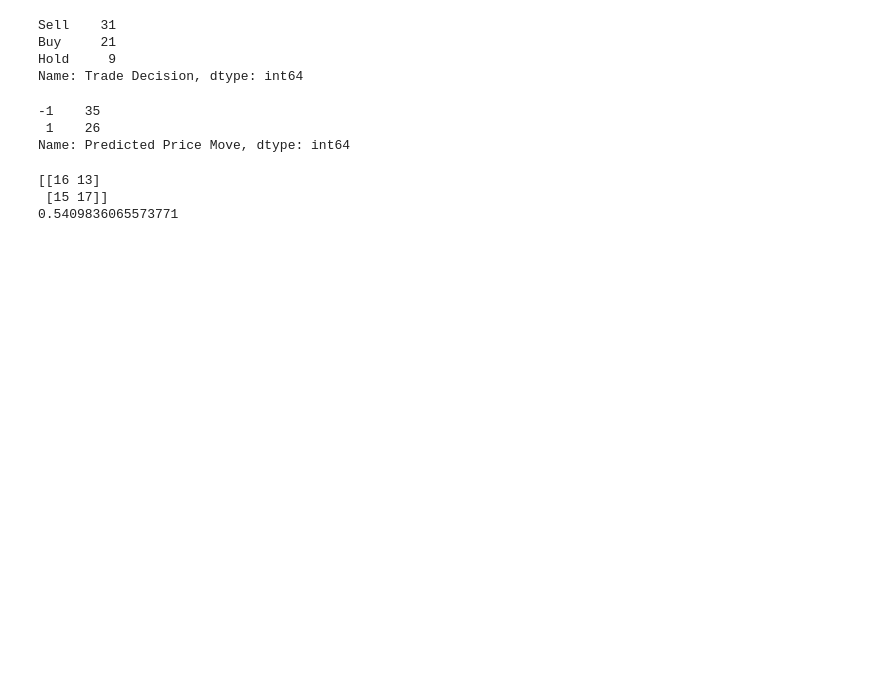
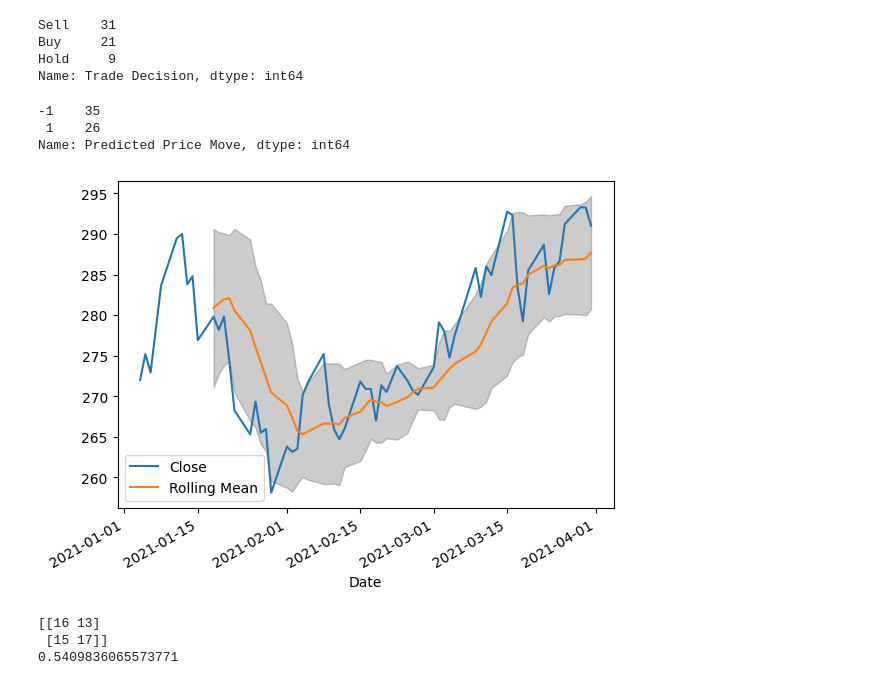
Before and after one commit to henryhyunwookim/ValueInvestor, a Jupyter notebook: ValueInvestor.ipynb, the cells around one changed output. Drawn from its saved outputs; the diff is of its cells as text; code cells hidden in the pictures; blank space fills up the shorter version.

```diff
--- a/ValueInvestor.ipynb
+++ b/ValueInvestor.ipynb
@@ -358,3 +372,30 @@ Name: Predicted Price Move, dtype: int64
+# %%
+import matplotlib.pyplot as plt
+
+# Define time period and calculate rolling mean and standard deviation
+time_period = 10
+rolling_mean = test_df_1['Close'].rolling(window=time_period).mean()
+rolling_std = test_df_1['Close'].rolling(window=time_period).std()
+
+# Calculate upper and lower Bollinger Bands
+upper_band = rolling_mean + (rolling_std * 1.5)
+lower_band = rolling_mean - (rolling_std * 1.5)
+
+# Plot the data and the Bollinger Bands
+ax = test_df_1['Close'].plot(label='Close')
+plt.plot(rolling_mean, label='Rolling Mean')
+ax.fill_between(
+    rolling_mean.index,
+    upper_band,
+    lower_band,
+    color='k', alpha=.2
+)
+# plt.plot(upper_band, label='Upper Bollinger Band')
+# plt.plot(lower_band, label='Lower Bollinger Band')
+plt.legend()
+plt.show()
+# %% [output]
+[figure, added]
 # %%
 import numpy as np
 import xgboost as xgb
```
Also changed, not shown: parts of 7 cells of this notebook.
